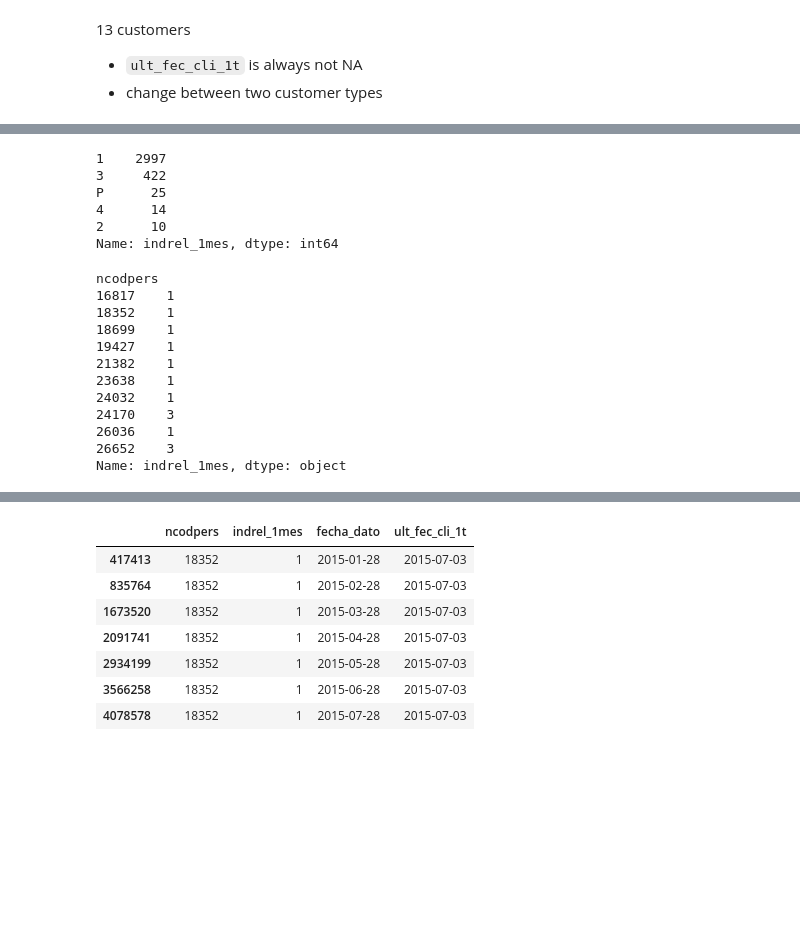
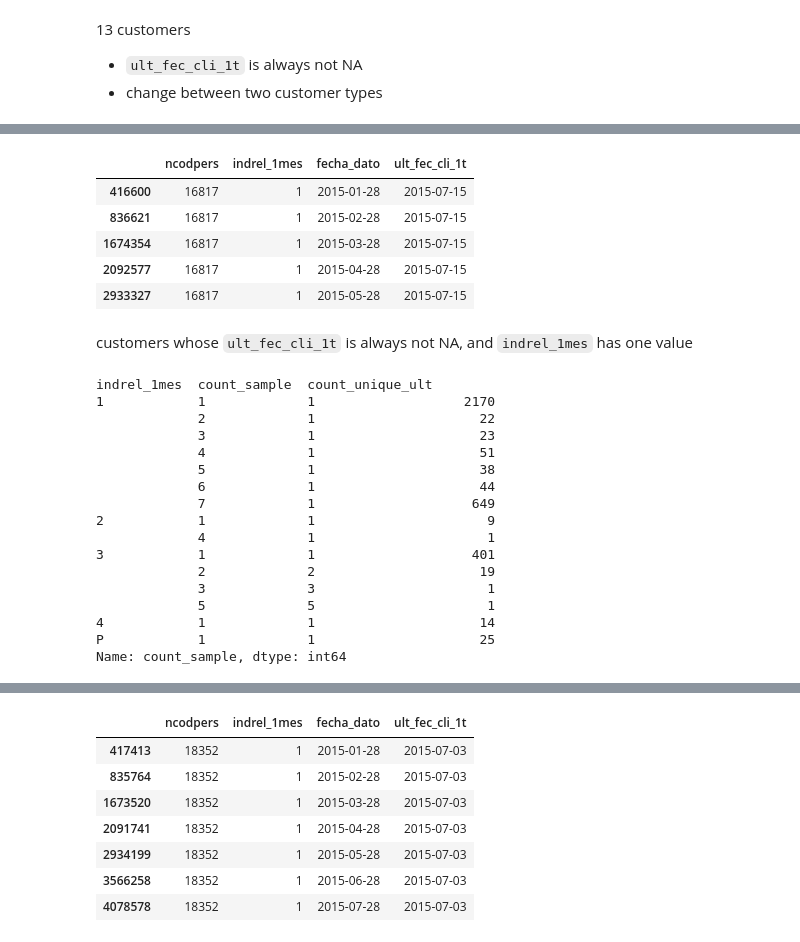
Before and after one commit to LiYan1988/santander-production-recommandation, a Jupyter notebook: notebooks/eda_3_3.ipynb, the cells around one changed output, grey strips where cells are left out. Drawn from its saved outputs; the diff is of its cells as text; code cells hidden in the pictures; blank space fills up the shorter version.

```diff
--- a/notebooks/eda_3_3.ipynb
+++ b/notebooks/eda_3_3.ipynb
@@ -28,5 +32,2 @@ df.memory_usage(deep=True).sum()/2**30
 # %% [markdown]
 Some columns have the same number of nulls, these are the same samples. Nulls are filled with 'unknown'
-# %%
-dfnull = df.isnull().sum()
-dfnull
@@ -454,4 +396,7 @@ Name: indrel_1mes, dtype: int64
 # %% [markdown]
 ##### Customers whose `ult_fec_cli_1t` is always not NA
 # %%
-e2 = e.loc[e.count_null==0].index.tolist() # customer ids whose ult_fec_cli_1t is always not NA
+e2 = e.loc[e.count_ult_null==0].index.tolist() # customer ids whose ult_fec_cli_1t is always not NA
+
+d2 = d.loc[d.ncodpers.isin(e2), ['ncodpers', 'indrel_1mes', 'fecha_dato', 'ult_fec_cli_1t']]
+d2.sort_values(['ncodpers', 'fecha_dato'], inplace=True)
@@ -511 +433,10 @@ k1 = d2_count_types.loc[d2_count_types==1].index.tolist() # list of ncodpers who
+# %%
+d2.head()
+# %% [output]
+|  | ncodpers | indrel_1mes | fecha_dato | ult_fec_cli_1t |
+| 416600 | 16817 | 1 | 2015-01-28 | 2015-07-15 |
+| 836621 | 16817 | 1 | 2015-02-28 | 2015-07-15 |
+| 1674354 | 16817 | 1 | 2015-03-28 | 2015-07-15 |
+| 2092577 | 16817 | 1 | 2015-04-28 | 2015-07-15 |
+| 2933327 | 16817 | 1 | 2015-05-28 | 2015-07-15 |
 # %%
@@ -513,24 +445,0 @@ k2 = d2.loc[d2.ncodpers.isin(k1)].groupby('ncodpers').indrel_1mes.apply(lambda x
-# %%
-k2.value_counts()
-# %% [output]
-1    2997
-3     422
-P      25
-4      14
-2      10
-Name: indrel_1mes, dtype: int64
-# %%
-k2.head(10)
-# %% [output]
-ncodpers
-16817    1
-18352    1
-18699    1
-19427    1
-21382    1
-23638    1
-24032    1
-24170    3
-26036    1
-26652    3
-Name: indrel_1mes, dtype: object
@@ -536,0 +451,2 @@ Name: indrel_1mes, dtype: object
+# %% [markdown]
+customers whose `ult_fec_cli_1t` is always not NA, and `indrel_1mes` has one value
@@ -536,0 +455,20 @@ Name: indrel_1mes, dtype: object
+# %%
+d2_one_type.groupby(['indrel_1mes', 'count_sample', 'count_unique_ult']).count_sample.count()
+# %% [output]
+indrel_1mes  count_sample  count_unique_ult
+1            1             1                   2170
+             2             1                     22
+             3             1                     23
+             4             1                     51
+             5             1                     38
+             6             1                     44
+             7             1                    649
+2            1             1                      9
+             4             1                      1
+3            1             1                    401
+             2             2                     19
+             3             3                      1
+             5             5                      1
+4            1             1                     14
+P            1             1                     25
+Name: count_sample, dtype: int64
```
Also changed, not shown: parts of 66 cells of this notebook, 1 other file.
